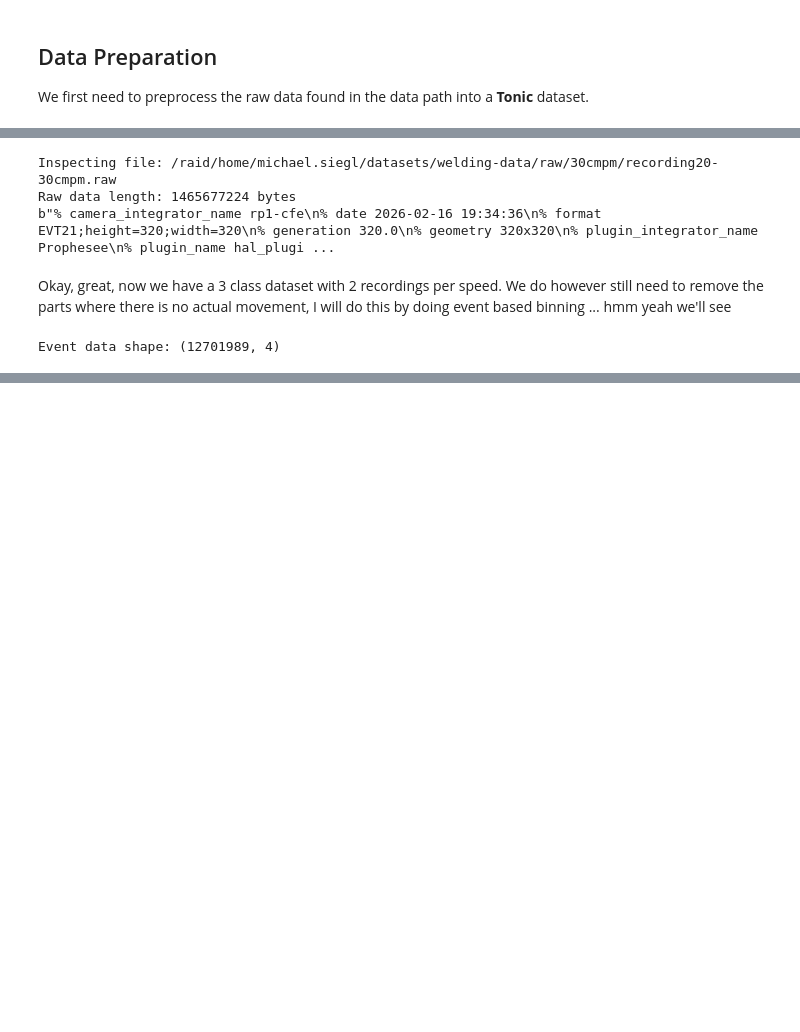
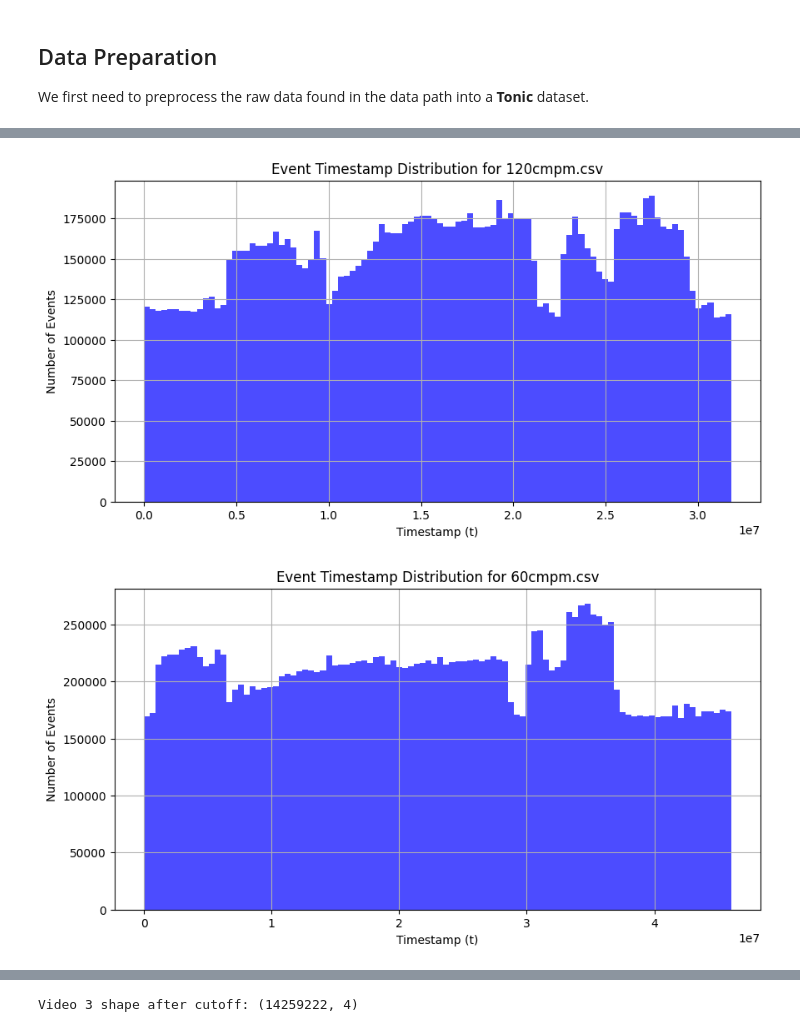
Before and after one commit to H0lzm1ch3l/SE-adlif, a Jupyter notebook: welding-data.ipynb, the cells around one changed output, grey strips where cells are left out. Saved outputs shown, nothing was run; the diff lists cells and outputs as text; code cells hidden in the pictures; blank space fills up the shorter version.

Commit message:
data pre-processing prototype,

```diff
--- a/welding-data.ipynb
+++ b/welding-data.ipynb
@@ -39,7 +19,0 @@ Checking path: /raid/home/michael.siegl/datasets/welding-data/raw
-# %%
-# inspect a bias file
-bias_file = bias_files[0]
-print(f"Inspecting bias file: {bias_file}")
-with open(os.path.join(data_path, bias_file), "r") as f:
-    bias_data = f.read()
-print(f"Bias data:\n{bias_data}")
@@ -109,13 +19,0 @@ speed_files
-# %%
-file_path = os.path.join(data_path, "30cmpm", speed_files[1])
-print(f"Inspecting file: {file_path}")
-with open(file_path, "rb") as f:
-    raw_data = f.read()
-print(f"Raw data length: {len(raw_data)} bytes")
-print(raw_data[:500])  # print first 100 bytes to inspect the format
-# %% [output]
-Inspecting file: /raid/home/michael.siegl/datasets/welding-data/raw/30cmpm/recording20-30cmpm.raw
-Raw data length: 1465677224 bytes
-b"% camera_integrator_name rp1-cfe\n% date 2026-02-16 19:34:36\n% format EVT21;height=320;width=320\n% generation 320.0\n% geometry 320x320\n% plugin_integrator_name Prophesee\n% plugin_name hal_plugi ...
-# %% [markdown]
-Okay, great, now we have a 3 class dataset with 2 recordings per speed. We do however still need to remove the parts where there is no actual movement, I will do this by doing event based binning ... hmm yeah we'll see
@@ -125,8 +20,27 @@ sensor_size = (320, 320, 2)
-# %%
-from pandas import DataFrame, read_csv
-csv_path = "./recording1.csv"
-df = read_csv(csv_path, header=None, names=["x", "y", "p", "t"])
-event_data = df.to_numpy()
-print(f"Event data shape: {event_data.shape}")
-# %% [output]
-Event data shape: (12701989, 4)
+# %%
+sensor_size = (320, 320, 2)
+
+data_path = "/raid/home/michael.siegl/datasets/welding-data/csv"
+file_list = ["120cmpm.csv", "60cmpm.csv", "30cmpm.csv"]
+
+event_data = []
+
+for file_name in file_list:
+    csv_path = os.path.join(data_path, file_name)
+    df = read_csv(csv_path, header=None, names=["x", "y", "p", "t"])
+    event_data.append(df.to_numpy())
+# %%
+# great now we need to plot a histogram of the event data to see how the events are distributed over time, plot for all 3 files, add in 0.1 scale x axis to see the distribution better, and add in a grid for better visibility
+# okay no, again, the 3 videos are on different timescales, so we need to plot them separately, but in the same figure, so we can compare them better, only video 3 is on e8, the others are on e7 but from like 1-3
+import matplotlib.pyplot as plt
+for i, data in enumerate(event_data):
+    plt.figure(figsize=(10, 5))
+    plt.hist(data[:, 3], bins=100, color='blue', alpha=0.7)
+    plt.title(f'Event Timestamp Distribution for {file_list[i]}')
+    plt.xlabel('Timestamp (t)')
+    plt.ylabel('Number of Events')
+    plt.grid()
+    plt.show()
+# %% [output]
+[figure, added]
+[figure, added]
@@ -132,0 +50,10 @@ Event data shape: (12701989, 4)
+# %%
+# cut off everything past 0.75e8 for event[2] to remove the long stretch of nothing happening
+# video3 = event_data[2][event_data[2][:, 3] < 0.75e8]
+# print(f"Video 3 shape after cutoff: {video3.shape}")
+# shit actually i just watched the video, it needs to be done the other way around, the activity in the beginning is too high because there is illumination
+# in the video after 1 minute 57 seconds the important part begins and it ends at 2 minutes 40 seconds -> which needs to be translated due to window size
+video3 = event_data[2][np.logical_and(event_data[2][:, 3] > 1.27e8, event_data[2][:, 3] < 1.6e8)]
+print(f"Video 3 shape after cutoff: {video3.shape}")
+# %% [output]
+Video 3 shape after cutoff: (14259222, 4)
```
Also changed, not shown: parts of 21 cells of this notebook, 4 other files.
